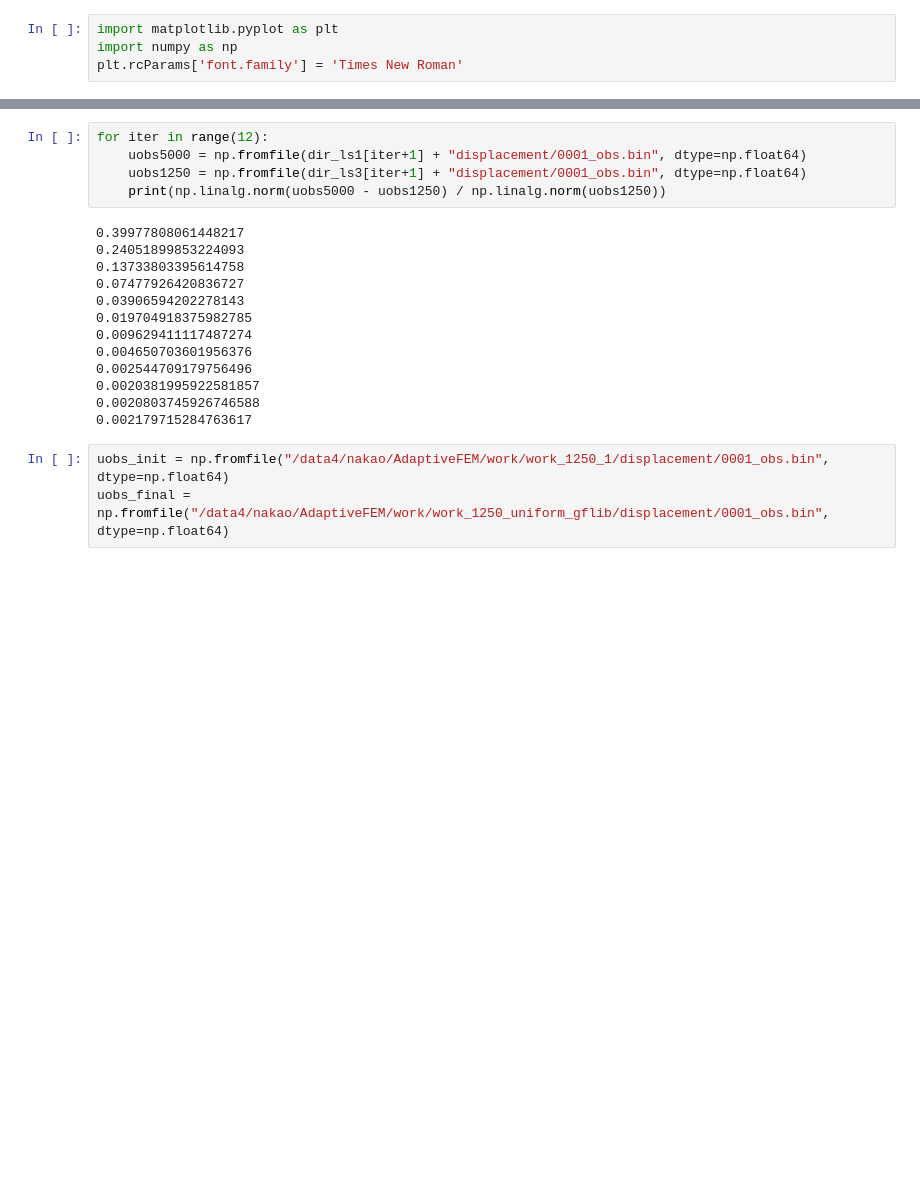
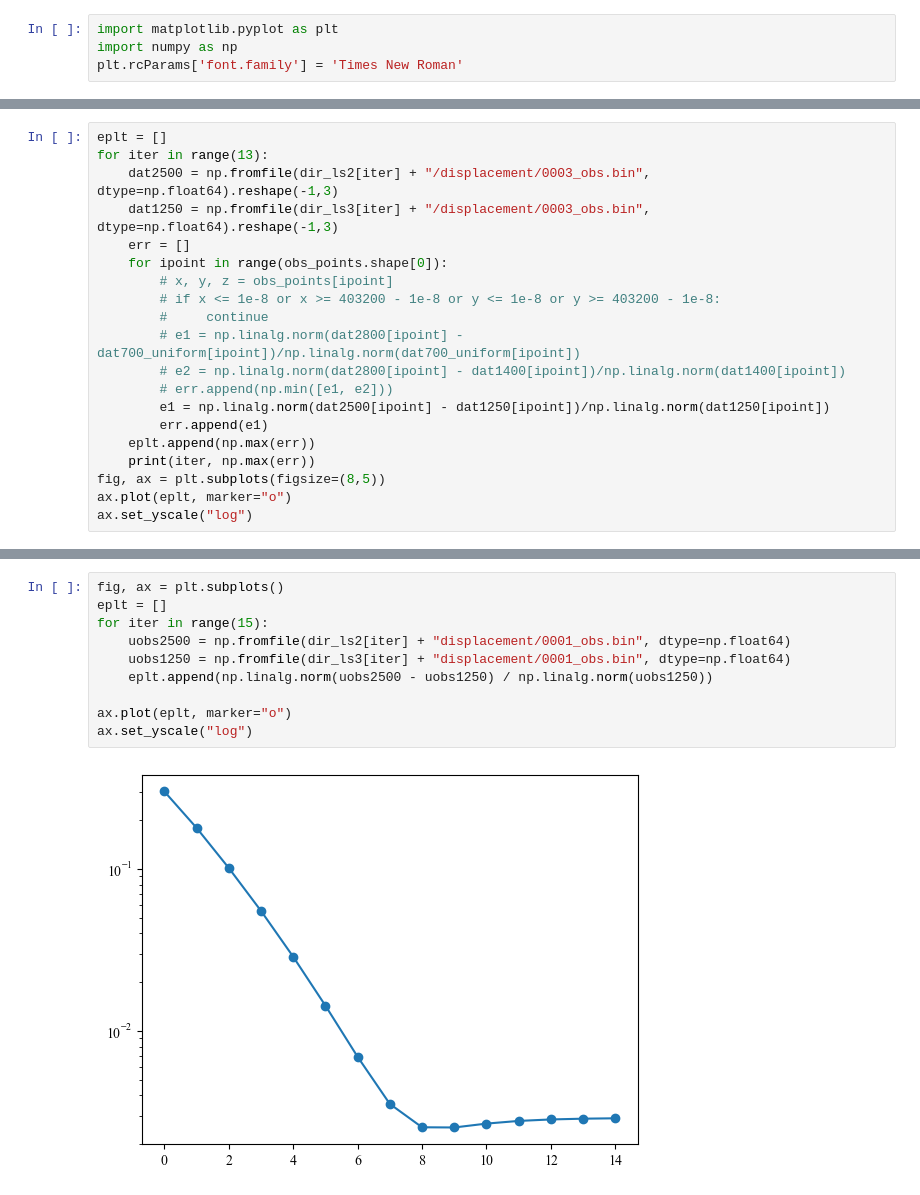
Before and after one commit to KaiNakao/AdaptiveFEM_parallel, a Jupyter notebook: work/check_convergence.ipynb, the cells around one changed output, grey strips where cells are left out. Saved outputs shown, nothing was run; the diff lists cells and outputs as text; blank space fills up the shorter version.

```diff
--- a/work/check_convergence.ipynb
+++ b/work/check_convergence.ipynb
@@ -221,0 +198,20 @@ observed point:  [120000.  70000. 170000.]
+# %%
+eplt = []
+for iter in range(13):
+    dat2500 = np.fromfile(dir_ls2[iter] + "/displacement/0003_obs.bin", dtype=np.float64).reshape(-1,3)
+    dat1250 = np.fromfile(dir_ls3[iter] + "/displacement/0003_obs.bin", dtype=np.float64).reshape(-1,3)
+    err = []
+    for ipoint in range(obs_points.shape[0]):
+        # x, y, z = obs_points[ipoint]
+        # if x <= 1e-8 or x >= 403200 - 1e-8 or y <= 1e-8 or y >= 403200 - 1e-8:
+        #     continue
+        # e1 = np.linalg.norm(dat2800[ipoint] - dat700_uniform[ipoint])/np.linalg.norm(dat700_uniform[ipoint])
+        # e2 = np.linalg.norm(dat2800[ipoint] - dat1400[ipoint])/np.linalg.norm(dat1400[ipoint])
+        # err.append(np.min([e1, e2]))
+        e1 = np.linalg.norm(dat2500[ipoint] - dat1250[ipoint])/np.linalg.norm(dat1250[ipoint])
+        err.append(e1)
+    eplt.append(np.max(err))
+    print(iter, np.max(err))
+fig, ax = plt.subplots(figsize=(8,5))
+ax.plot(eplt, marker="o")
+ax.set_yscale("log")
@@ -411,21 +437,12 @@ ax.legend()
 # %%
-for iter in range(12):
-    uobs5000 = np.fromfile(dir_ls1[iter+1] + "displacement/0001_obs.bin", dtype=np.float64)
-    uobs1250 = np.fromfile(dir_ls3[iter+1] + "displacement/0001_obs.bin", dtype=np.float64)
-    print(np.linalg.norm(uobs5000 - uobs1250) / np.linalg.norm(uobs1250))
+fig, ax = plt.subplots()
+eplt = []
+for iter in range(15):
+    uobs2500 = np.fromfile(dir_ls2[iter] + "displacement/0001_obs.bin", dtype=np.float64)
+    uobs1250 = np.fromfile(dir_ls3[iter] + "displacement/0001_obs.bin", dtype=np.float64)
+    eplt.append(np.linalg.norm(uobs2500 - uobs1250) / np.linalg.norm(uobs1250))
+
+ax.plot(eplt, marker="o")
+ax.set_yscale("log")
 # %% [output]
-0.39977808061448217
-0.24051899853224093
-0.13733803395614758
-0.07477926420836727
-0.03906594202278143
-0.019704918375982785
-0.009629411117487274
-0.004650703601956376
-0.002544709179756496
-0.0020381995922581857
-0.0020803745926746588
-0.002179715284763617
+[figure, added]
-# %%
-uobs_init = np.fromfile("/data4/nakao/AdaptiveFEM/work/work_1250_1/displacement/0001_obs.bin", dtype=np.float64)
-uobs_final = np.fromfile("/data4/nakao/AdaptiveFEM/work/work_1250_uniform_gflib/displacement/0001_obs.bin", dtype=np.float64)
```
Also changed, not shown: parts of 12 cells of this notebook, 7 other files.
